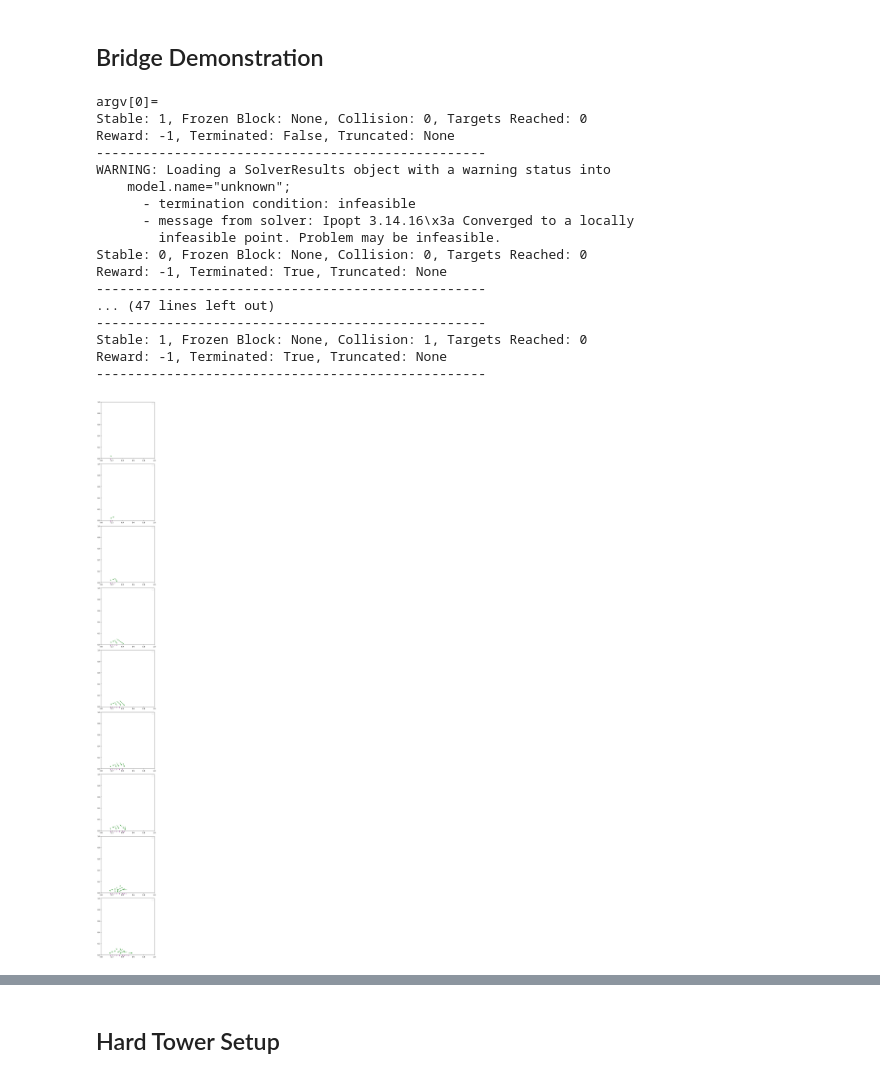
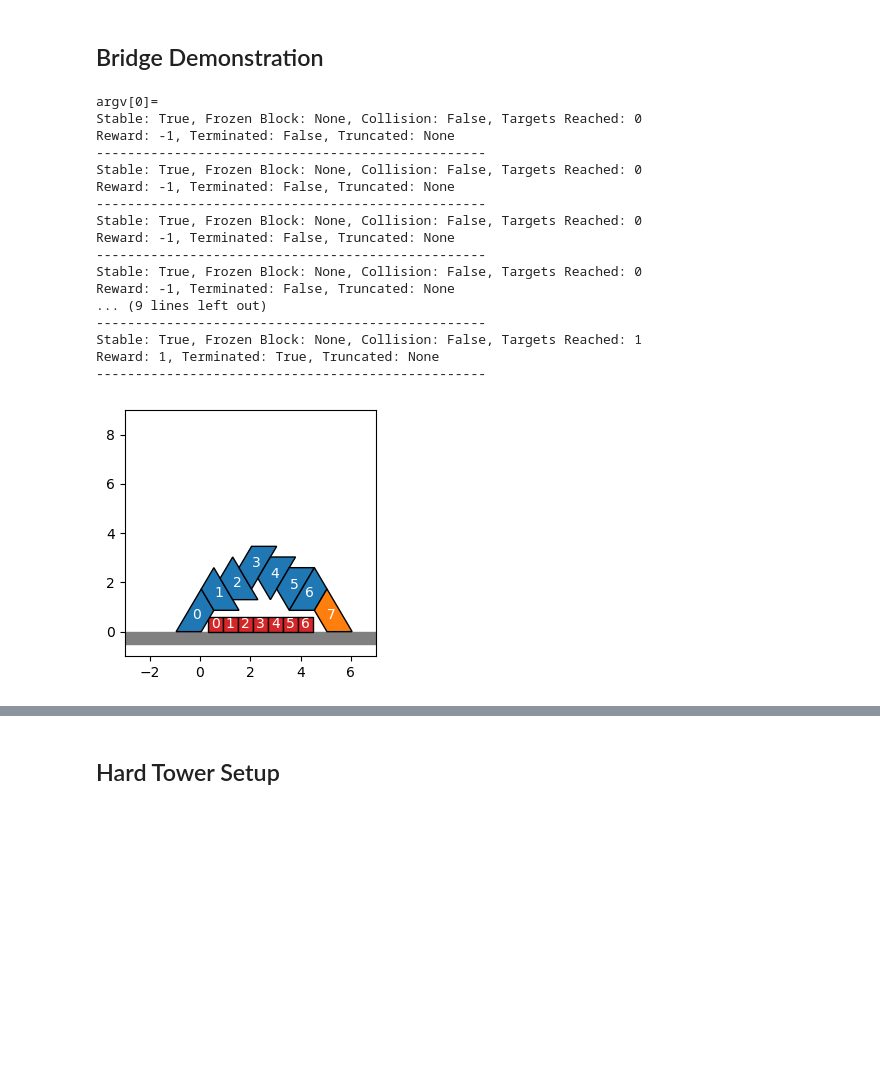
Before and after one commit to syghmon/bridges-with-reinforcement-learning, a Jupyter notebook: notebooks/AssemblyEnv.ipynb, the cells around one changed output, grey strips where cells are left out. Drawn from its saved outputs; the diff is of its cells as text; code cells hidden in the pictures; blank space fills up the shorter version.

```diff
--- a/notebooks/AssemblyEnv.ipynb
+++ b/notebooks/AssemblyEnv.ipynb
@@ -193,7 +170,7 @@ env = AssemblyGym(**tower_setup(),
                   assembly_env=AssemblyEnv(render=False))
 plot_assembly_env(env)
 
-action = Action(-1, 1,0,0, 0, 0)
+action = Action(target_block=-1, target_face=1, shape=0, face=0, offset_x=0, offset_y=0)
 
 obs, _, _, _, info = env.step(action)
 plot_assembly_env(env)
@@ -219,67 +194,67 @@ argv[0]=
 # %% [markdown]
 ## Bridge Demonstration
 # %%
+from assembly_gym.envs.gym_env import horizontal_bridge_setup
+
+
 def print_step_info(obs, reward, terminated, truncated, info):
     # Print stable, frozen, collision, and targets reached in one line
     print(f"Stable: {obs['stable']}, Frozen Block: {obs['frozen_block']}, Collision: {obs['collision']}, Targets Reached: {len(obs['targets_reached'])}")
 
     # Print reward and termination in the next lines
     print(f"Reward: {reward}, Terminated: {terminated}, Truncated: {truncated}")
     print("--------------------------------------------------")
 
 
-env = AssemblyGym(**bridge_setup(num_stories=3),
+env = AssemblyGym(**horizontal_bridge_setup(num_obstacles=7),
+
                   reward_fct=sparse_reward,
                   restrict_2d=True,
-                  assembly_env=AssemblyEnv(render=False,
-                                           stability_checks=('rbe', 'pybullet' )))
+                  assembly_env=AssemblyEnv(render=False, mu=2.0, pybullet_env=True))
 env.reset()
 
-fig, axes = plt.subplots(9,1,  figsize=(5, 9*5))
+# Single plot for the final state
+fig, axis = plt.subplots(1, 1, figsize=(3, 3))
 
 actions = [
-    Action(target_block=-1, target_face=0, shape=0, face=0, offset_x=0.2, offset_y=0),
-    Action(target_block=0, target_face=3, shape=0, face=3, offset_x=0, offset_y=0),
-    Action(target_block=1, target_face=1, shape=0, face=1, offset_x=0, offset_y=0),
-    Action(target_block=2, target_face=3, shape=0, face=3, offset_x=0, offset_y=0),
-    Action(target_block=3, target_face=1, shape=0, face=2, offset_x=0, offset_y=0),
-    Action(target_block=4, target_face=0, shape=0, face=1, offset_x=0, offset_y=0),
-    Action(target_block=5, target_face=3, shape=0, face=3, offset_x=0, offset_y=0),
-    Action(target_block=6, target_face=1, shape=0, face=1, offset_x=0, offset_y=0),
-    Action(target_block=7, target_face=3, shape=0, face=3, offset_x=0, offset_y=0),
+    Action(target_block=-1, target_face=0, shape=0, face=2, offset_x=-0.45, offset_y=0, frozen=True),
+    Action(target_block=0, target_face=0, shape=0, face=1, offset_x=0, offset_y=0, frozen=True),
+    Action(target_block=1, target_face=3, shape=0, face=1, offset_x=0, offset_y=0, frozen=True),
+    Action(target_block=2, target_face=3, shape=0, face=0, offset_x=0, offset_y=0, frozen=True),
+    Action(target_block=3, target_face=3, shape=0, face=1, offset_x=0, offset_y=0, frozen=True),
+    Action(target_block=4, target_face=3, shape=0, face=1, offset_x=0, offset_y=0, frozen=True),
+    Action(target_block=5, target_face=3, shape=0, face=3, offset_x=0, offset_y=0, frozen=True),
+    Action(target_block=6, target_face=1, shape=0, face=2, offset_x=0, offset_y=0, frozen=True),
 ]
 
-fig.tight_layout()
+for action in actions:
+    obs, reward, terminated, truncated, info = env.step(action)
+    print_step_info(obs, reward, terminated, truncated, info)
 
-for action, axis in zip(actions, axes.T):
-    obs, reward, terminated, trunated, info = env.step(action)
-    plot_assembly_env(env.assembly_env)
-    plot_block_movements(info["blocks_initial_state"], info["blocks_final_state"], env.assembly_env.bounds, fig=fig, ax=axis)
-    print_step_info(obs, reward, terminated, trunated, info)
-
-fig.subplots_adjust()
-
-plot_assembly_env(env.assembly_env)
+# Plot the final state
+plot_assembly_env(env.assembly_env, fig=fig, ax=axis)
+plt.tight_layout()
+plt.show()
 
 env.assembly_env.simulate()
-render_assembly_env(target=(0.5, 0, 0), pitch=-20)
+render_assembly_env(distance=5, target=(0., 0, 0), pitch=-20)
 env.assembly_env.reset()
 # %% [output]
 argv[0]=
-Stable: 1, Frozen Block: None, Collision: 0, Targets Reached: 0
+Stable: True, Frozen Block: None, Collision: False, Targets Reached: 0
 Reward: -1, Terminated: False, Truncated: None
 --------------------------------------------------
-WARNING: Loading a SolverResults object with a warning status into
-    model.name="unknown";
-      - termination condition: infeasible
-      - message from solver: Ipopt 3.14.16\x3a Converged to a locally
-        infeasible point. Problem may be infeasible.
-Stable: 0, Frozen Block: None, Collision: 0, Targets Reached: 0
-Reward: -1, Terminated: True, Truncated: None
+Stable: True, Frozen Block: None, Collision: False, Targets Reached: 0
+Reward: -1, Terminated: False, Truncated: None
 --------------------------------------------------
-... (47 lines left out)
+Stable: True, Frozen Block: None, Collision: False, Targets Reached: 0
+Reward: -1, Terminated: False, Truncated: None
 --------------------------------------------------
-Stable: 1, Frozen Block: None, Collision: 1, Targets Reached: 0
-Reward: -1, Terminated: True, Truncated: None
+Stable: True, Frozen Block: None, Collision: False, Targets Reached: 0
+Reward: -1, Terminated: False, Truncated: None
+... (9 lines left out)
 --------------------------------------------------
+Stable: True, Frozen Block: None, Collision: False, Targets Reached: 1
+Reward: 1, Terminated: True, Truncated: None
+--------------------------------------------------
-[figure, old version]
+[figure, new version]
```
Also changed, not shown: parts of 15 cells of this notebook, 31 other files.
